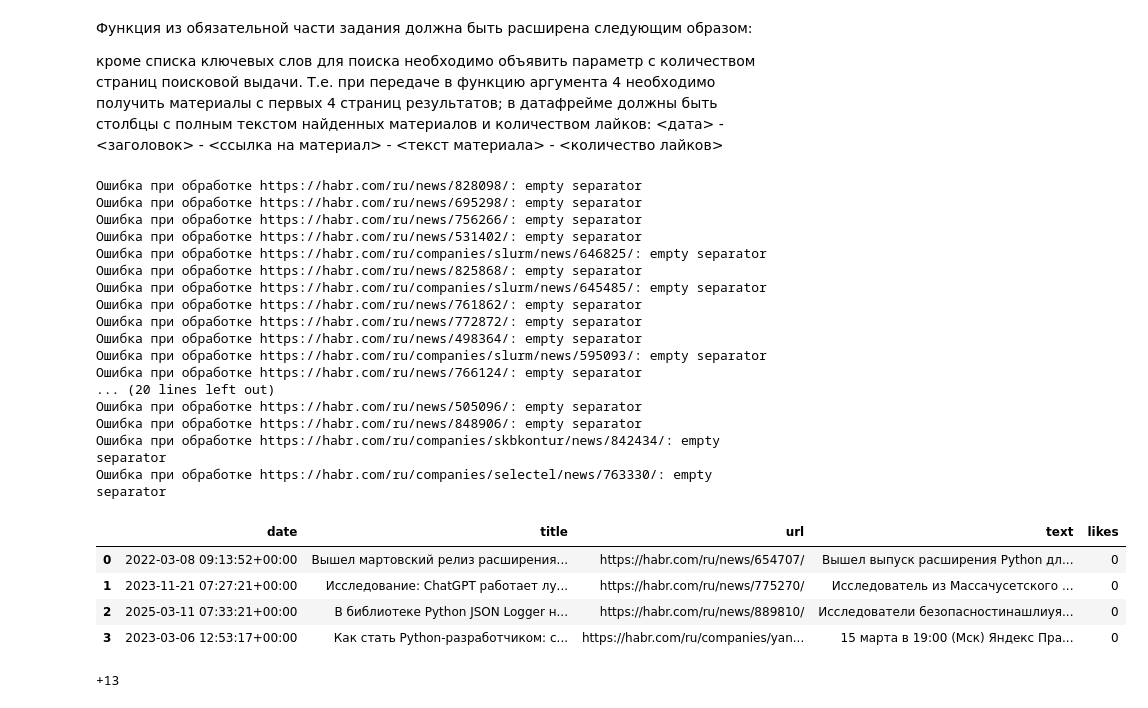
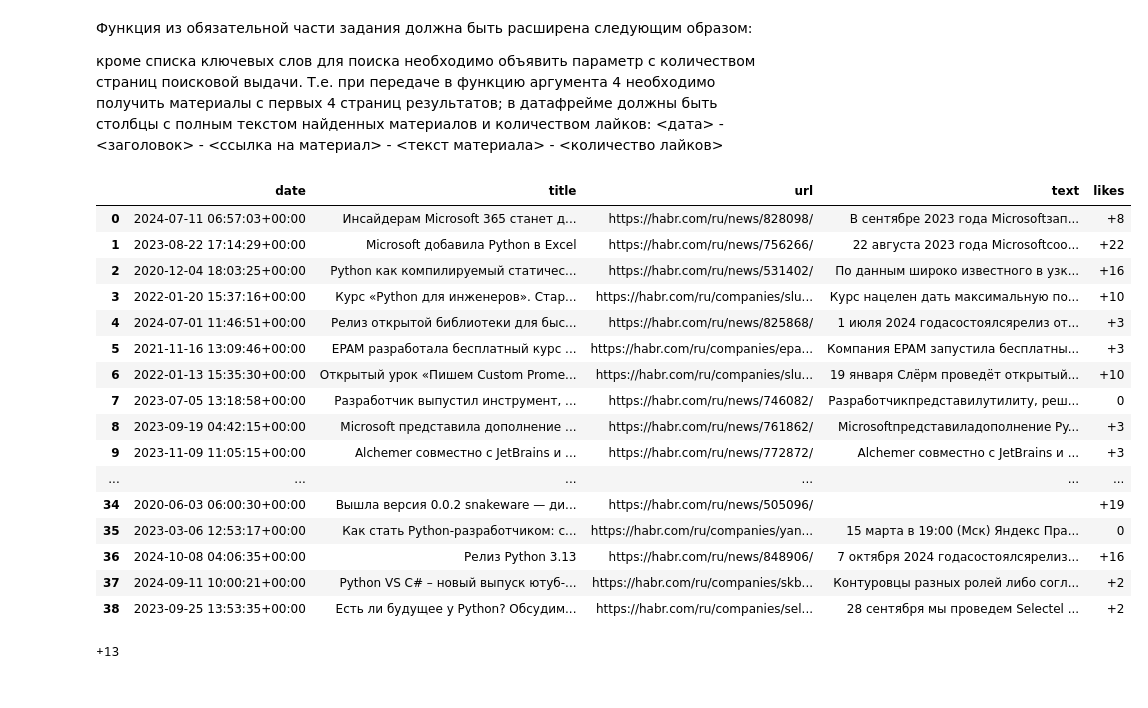
Before and after one commit to sgusshina/pandas_homework, a Jupyter notebook: hw4/hw4.ipynb, the cells around one changed output. Cells and saved outputs as stored; diff of their text form; code cells hidden in the pictures.

```diff
--- a/hw4/hw4.ipynb
+++ b/hw4/hw4.ipynb
@@ -135,55 +135,51 @@ class Habr:
                 span_data = soup.find('span','tm-article-datetime-published')
                 data_ = pd.to_datetime(span_data.find('time').get('datetime'))
                 title = soup.find('h1','tm-title tm-title_h1').text
                 article_body = soup.find('div', class_='article-formatted-body article-formatted-body article-formatted-body_version-2')
 
                 if not article_body:
-                    article_body = soup.find('div', class_='article-formatted-body article-formatted-body article-formatted-body_version-1')
+                    article_body = soup.find('div', class_='article-formatted-body article-formatted-body article-formatted-body_version-11')
                 if article_body:
                     paragraphs = article_body.find_all(['p', 'h2', 'li'])  # добавим заголовки и списки
                     text_post = ' '.join(p.get_text(strip=True) for p in paragraphs)
                 else:
                    text_post = ''
                 likes_div = soup.find('span', class_='tm-votes-meter__value tm-votes-meter__value_positive tm-votes-meter__value_appearance-article tm-votes-meter__value_rating tm-votes-meter__value')
                 if likes_div:
                     likes = likes_div.get_text()
+                else:
                     likes = 0
                 row = {'date': data_,
                     'title':title,
                     'url':link,
                     'text':text_post,
                     'likes':likes}
                 rows.append(row)
             except Exception as e:
                 print(f'Ошибка при обработке {link}: {e}')
         data_news = pd.DataFrame(rows).reset_index(drop=True)
         return data_news
 
 habr = Habr(param='python',pages=2)
 habr.search_habr()
 # %% [output]
-Ошибка при обработке https://habr.com/ru/news/828098/: empty separator
-Ошибка при обработке https://habr.com/ru/news/695298/: empty separator
-Ошибка при обработке https://habr.com/ru/news/756266/: empty separator
-Ошибка при обработке https://habr.com/ru/news/531402/: empty separator
-Ошибка при обработке https://habr.com/ru/companies/slurm/news/646825/: empty separator
-Ошибка при обработке https://habr.com/ru/news/825868/: empty separator
-Ошибка при обработке https://habr.com/ru/companies/slurm/news/645485/: empty separator
-Ошибка при обработке https://habr.com/ru/news/761862/: empty separator
-Ошибка при обработке https://habr.com/ru/news/772872/: empty separator
-Ошибка при обработке https://habr.com/ru/news/498364/: empty separator
-Ошибка при обработке https://habr.com/ru/companies/slurm/news/595093/: empty separator
-Ошибка при обработке https://habr.com/ru/news/766124/: empty separator
-... (20 lines left out)
-Ошибка при обработке https://habr.com/ru/news/505096/: empty separator
-Ошибка при обработке https://habr.com/ru/news/848906/: empty separator
-Ошибка при обработке https://habr.com/ru/companies/skbkontur/news/842434/: empty separator
-Ошибка при обработке https://habr.com/ru/companies/selectel/news/763330/: empty separator
 |  | date | title | url | text | likes |
-| 0 | 2022-03-08 09:13:52+00:00 | Вышел мартовский релиз расширения... | https://habr.com/ru/news/654707/ | Вышел выпуск расширения Python дл... | 0 |
-| 1 | 2023-11-21 07:27:21+00:00 | Исследование: ChatGPT работает лу... | https://habr.com/ru/news/775270/ | Исследователь из Массачусетского ... | 0 |
-| 2 | 2025-03-11 07:33:21+00:00 | В библиотеке Python JSON Logger н... | https://habr.com/ru/news/889810/ | Исследователи безопасностинашлиуя... | 0 |
-| 3 | 2023-03-06 12:53:17+00:00 | Как стать Python-разработчиком: с... | https://habr.com/ru/companies/yan... | 15 марта в 19:00 (Мск) Яндекс Пра... | 0 |
+| 0 | 2024-07-11 06:57:03+00:00 | Инсайдерам Microsoft 365 станет д... | https://habr.com/ru/news/828098/ | В сентябре 2023 года Microsoftзап... | +8 |
+| 1 | 2023-08-22 17:14:29+00:00 | Microsoft добавила Python в Excel | https://habr.com/ru/news/756266/ | 22 августа 2023 года Microsoftсоо... | +22 |
+| 2 | 2020-12-04 18:03:25+00:00 | Python как компилируемый статичес... | https://habr.com/ru/news/531402/ | По данным широко известного в узк... | +16 |
+| 3 | 2022-01-20 15:37:16+00:00 | Курс «Python для инженеров». Стар... | https://habr.com/ru/companies/slu... | Курс нацелен дать максимальную по... | +10 |
+| 4 | 2024-07-01 11:46:51+00:00 | Релиз открытой библиотеки для быс... | https://habr.com/ru/news/825868/ | 1 июля 2024 годасостоялсярелиз от... | +3 |
+| 5 | 2021-11-16 13:09:46+00:00 | EPAM разработала бесплатный курс ... | https://habr.com/ru/companies/epa... | Компания EPAM запустила бесплатны... | +3 |
+| 6 | 2022-01-13 15:35:30+00:00 | Открытый урок «Пишем Custom Prome... | https://habr.com/ru/companies/slu... | 19 января Слёрм проведёт открытый... | +10 |
+| 7 | 2023-07-05 13:18:58+00:00 | Разработчик выпустил инструмент, ... | https://habr.com/ru/news/746082/ | Разработчикпредставилутилиту, реш... | 0 |
+| 8 | 2023-09-19 04:42:15+00:00 | Microsoft представила дополнение ... | https://habr.com/ru/news/761862/ | Microsoftпредставиладополнение Py... | +3 |
+| 9 | 2023-11-09 11:05:15+00:00 | Alchemer совместно с JetBrains и ... | https://habr.com/ru/news/772872/ | Alchemer совместно с JetBrains и ... | +3 |
+| ... | ... | ... | ... | ... | ... |
+| 34 | 2020-06-03 06:00:30+00:00 | Вышла версия 0.0.2 snakeware — ди... | https://habr.com/ru/news/505096/ |  | +19 |
+| 35 | 2023-03-06 12:53:17+00:00 | Как стать Python-разработчиком: с... | https://habr.com/ru/companies/yan... | 15 марта в 19:00 (Мск) Яндекс Пра... | 0 |
+| 36 | 2024-10-08 04:06:35+00:00 | Релиз Python 3.13 | https://habr.com/ru/news/848906/ | 7 октября 2024 годасостоялсярелиз... | +16 |
+| 37 | 2024-09-11 10:00:21+00:00 | Python VS С# – новый выпуск ютуб-... | https://habr.com/ru/companies/skb... | Контуровцы разных ролей либо согл... | +2 |
+| 38 | 2023-09-25 13:53:35+00:00 | Есть ли будущее у Python? Обсудим... | https://habr.com/ru/companies/sel... | 28 сентября мы проведем Selectel ... | +2 |
 # %%
 r = res.get('https://habr.com/ru/news/768702/')
 soup = BeautifulSoup(r.text,'html.parser')
```
